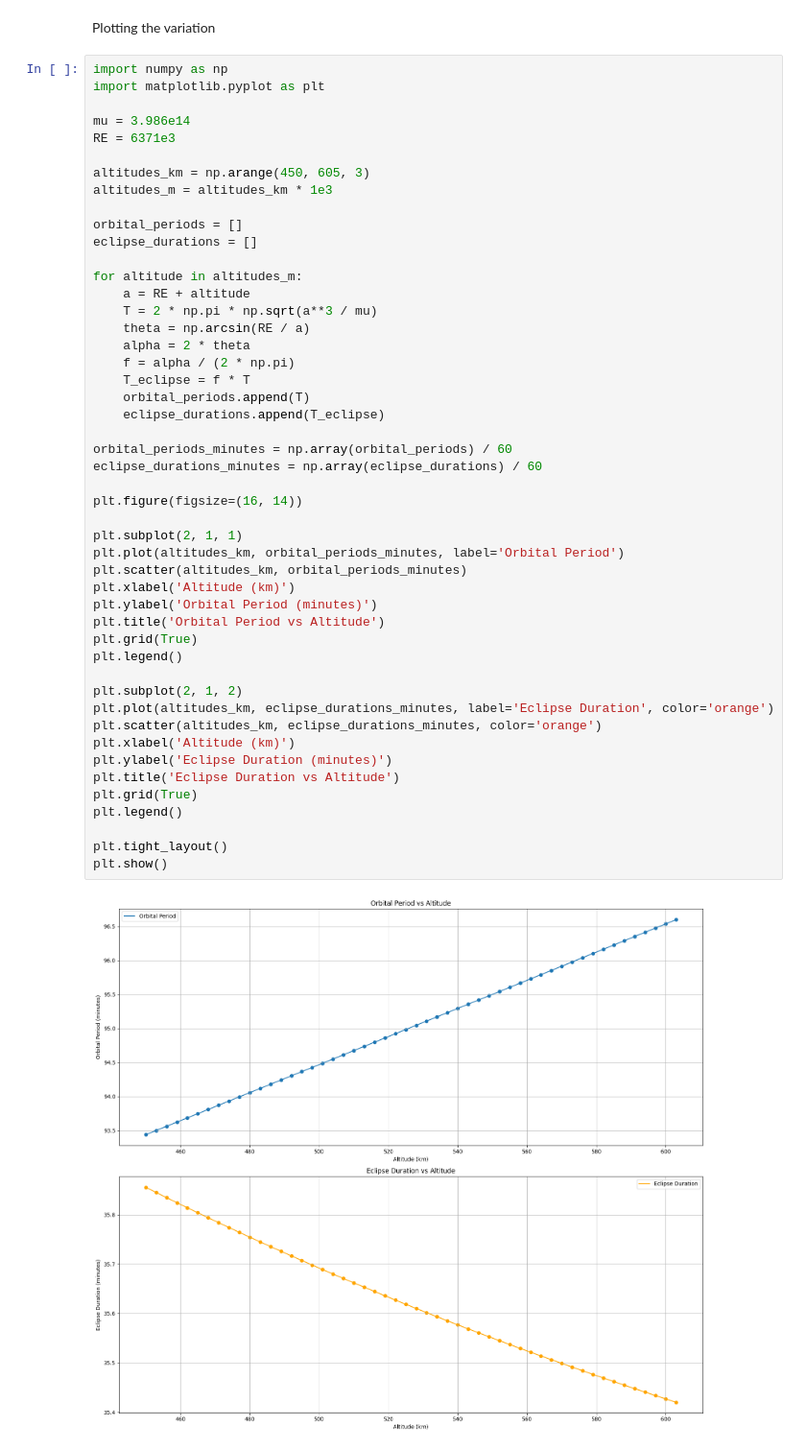
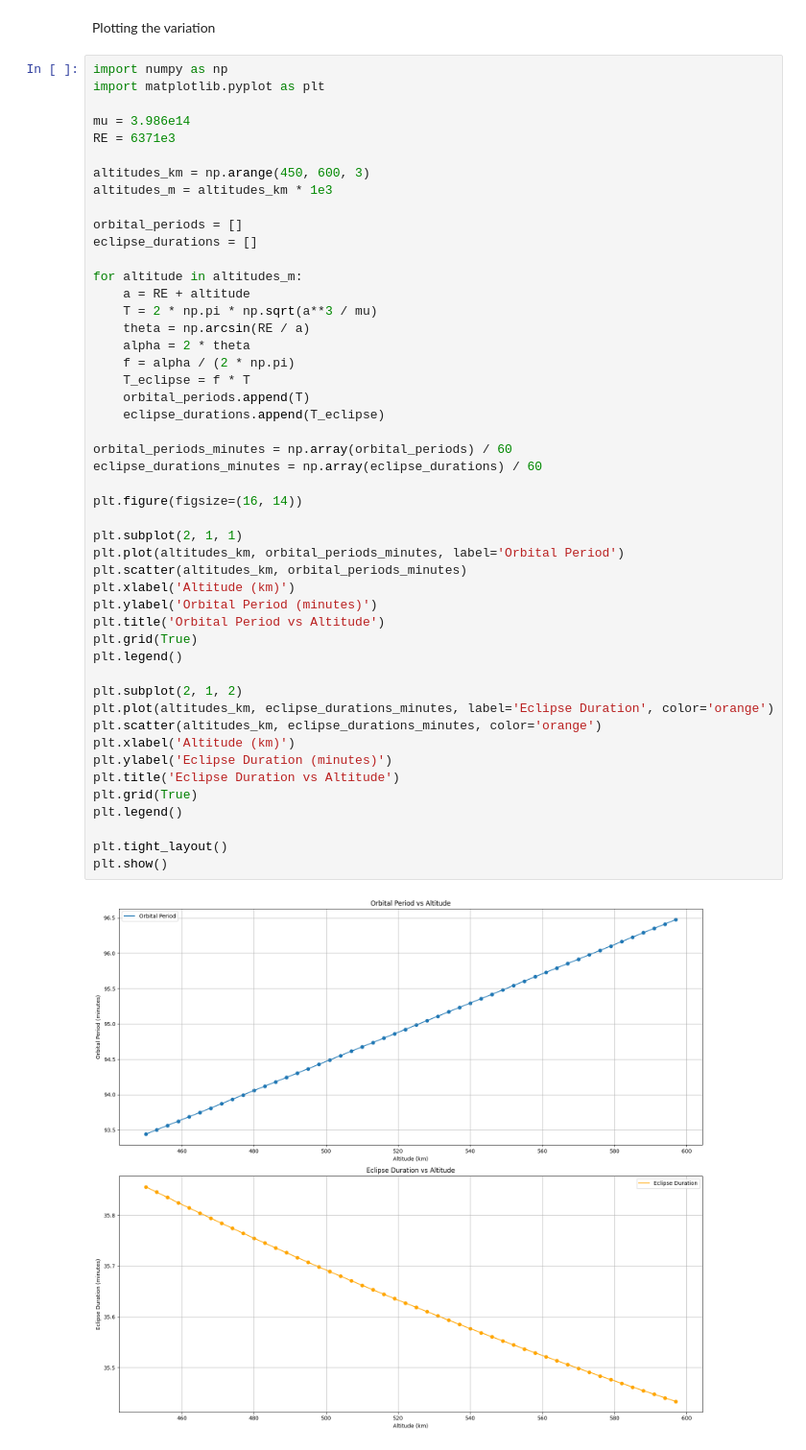
Before and after one commit to arpan-dey-code/CUBESAT, a Jupyter notebook: Orbit&Eclipse.ipynb, the cells around one changed output. Shown at 96% size. Cells and saved outputs as stored; diff of their text form.

```diff
--- a/Orbit&Eclipse.ipynb
+++ b/Orbit&Eclipse.ipynb
@@ -40,7 +40,7 @@ import matplotlib.pyplot as plt
 mu = 3.986e14
 RE = 6371e3
 
-altitudes_km = np.arange(450, 605, 3)
+altitudes_km = np.arange(450, 600, 3)
 altitudes_m = altitudes_km * 1e3
 
 orbital_periods = []
@@ -55,31 +55,31 @@ for altitude in altitudes_m:
     T_eclipse = f * T
     orbital_periods.append(T)
     eclipse_durations.append(T_eclipse)
 
 orbital_periods_minutes = np.array(orbital_periods) / 60
 eclipse_durations_minutes = np.array(eclipse_durations) / 60
 
 plt.figure(figsize=(16, 14))
 
 plt.subplot(2, 1, 1)
 plt.plot(altitudes_km, orbital_periods_minutes, label='Orbital Period')
 plt.scatter(altitudes_km, orbital_periods_minutes)
 plt.xlabel('Altitude (km)')
 plt.ylabel('Orbital Period (minutes)')
 plt.title('Orbital Period vs Altitude')
 plt.grid(True)
 plt.legend()
 
 plt.subplot(2, 1, 2)
 plt.plot(altitudes_km, eclipse_durations_minutes, label='Eclipse Duration', color='orange')
 plt.scatter(altitudes_km, eclipse_durations_minutes, color='orange')
 plt.xlabel('Altitude (km)')
 plt.ylabel('Eclipse Duration (minutes)')
 plt.title('Eclipse Duration vs Altitude')
 plt.grid(True)
 plt.legend()
 
 plt.tight_layout()
 plt.show()
 # %% [output]
-[figure, old version]
+[figure, new version]
```
Also changed, not shown: parts of 1 cell of this notebook.
